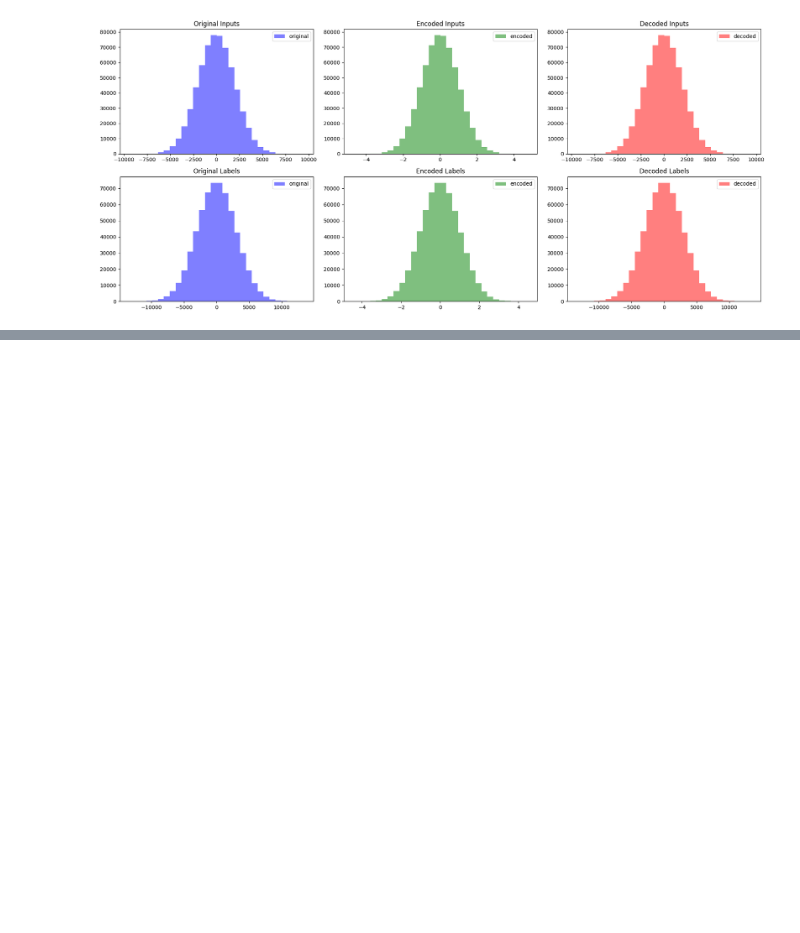
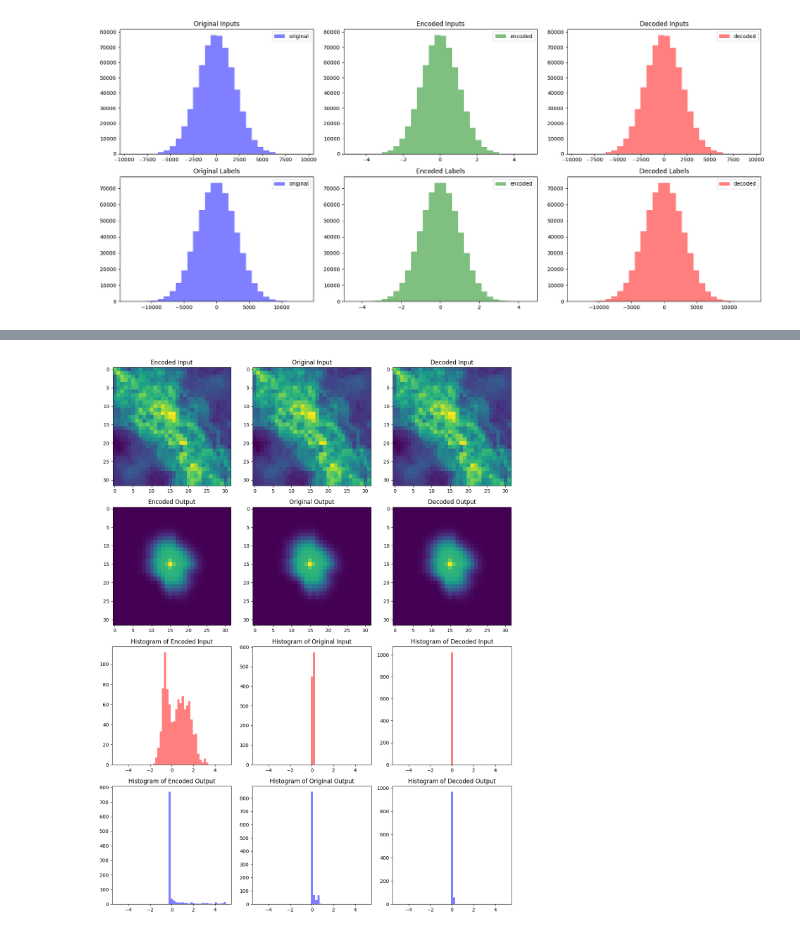
Before and after one commit to gabrielserrao/NO-DA, a Jupyter notebook: debuging.ipynb, the cells around one changed output, grey strips where cells are left out. Cells and saved outputs as stored; diff of their text form; code cells hidden in the pictures; blank space fills up the shorter version.

Commit message:
good analyses of the normalizer - hard debbuing

```diff
--- a/debuging.ipynb
+++ b/debuging.ipynb
@@ -303,19 +163,0 @@ TypeError: __init__() missing 1 required positional argument: 'x'
-# %%
-import torch
-
-# Create random data
-batch_size = 100
-x = torch.randn(batch_size, 61, 32, 32, 6)
-
-# Create normalizer
-normalizer = PointGaussianNormalizer(x)
-
-# Encode the data
-encoded_x = normalizer.encode(x.clone())  # Using clone to not alter original x during encoding
-
-# Decode the data
-decoded_x = normalizer.decode(encoded_x)
-
-# Check if the decoded data is close to the original data
-# We use a small tolerance due to floating point precision
-tolerance = 1e-6
@@ -406,0 +380,63 @@ AttributeError: 'ReadXarrayDatasetNoNorm' object has no attribute 'train_data_in
+# %%
+import numpy as np
+import matplotlib.pyplot as plt
+
+for index, (x, y) in enumerate(test_loader):
+    x = x.to(device)
+    y = y.to(device)
+
+    x_encoded = test_input_normalizer.encode(x)
+    y_encoded = test_output_normalizer.encode(y)
+    y_decoded = test_output_normalizer.decode(y)
+    x_decoded = test_input_normalizer.decode(x)
+
+    if index == 0:
+        fig, ax = plt.subplots(nrows=4, ncols=3, figsize=(12, 16)) # Adjusted the number of rows
+
+        # Plot images
+        ax[0, 0].imshow(x_encoded[0, -1, :, :, 0].T)
+        ax[0, 0].set_title('Encoded Input')
+
+        ax[0, 1].imshow(x[0, -1, :, :, 0].T)
+        ax[0, 1].set_title('Original Input')
+
+        ax[0, 2].imshow(x_decoded[0, -1, :, :, 0].T)
+        ax[0, 2].set_title('Decoded Input')
+
+        ax[1, 0].imshow(y_encoded[0, -1, :, :, 0].T)
+        ax[1, 0].set_title('Encoded Output')
+
+        ax[1, 1].imshow(y[0, -1, :, :, 0].T)
+        ax[1, 1].set_title('Original Output')
+
+        ax[1, 2].imshow(y_decoded[0, -1, :, :, 0].T)
+        ax[1, 2].set_title('Decoded Output')
+
+
+        bins = np.linspace(-5, 5, 50)
+
+        # Plot histograms
+        ax[2, 0].hist(x_encoded[0, -1, :, :, 0].flatten(), bins=bins, alpha=0.5, color='red')
+        ax[2, 0].set_title('Histogram of Encoded Input')
+
+        ax[2, 1].hist(x[0, -1, :, :, 0].flatten(), bins=bins, alpha=0.5, color='red')
+        ax[2, 1].set_title('Histogram of Original Input')
+
+        ax[2, 2].hist(x_decoded[0, -1, :, :, 0].flatten(), bins=bins, alpha=0.5, color='red')
+        ax[2, 2].set_title('Histogram of Decoded Input')
+
+        ax[3, 0].hist(y_encoded[0, -1, :, :, 0].flatten(), bins=bins, alpha=0.5, color='blue')
+        ax[3, 0].set_title('Histogram of Encoded Output')
+
+        ax[3, 1].hist(y[0, -1, :, :, 0].flatten(), bins=bins, alpha=0.5, color='blue')
+        ax[3, 1].set_title('Histogram of Original Output')
+
+        ax[3, 2].hist(y_decoded[0, -1, :, :, 0].flatten(), bins=bins, alpha=0.5, color='blue')
+        ax[3, 2].set_title('Histogram of Decoded Output')
+
+        plt.tight_layout()
+        plt.show()
+
+        break
+# %% [output]
+[figure, added]
```
Also changed, not shown: parts of 19 cells of this notebook.
